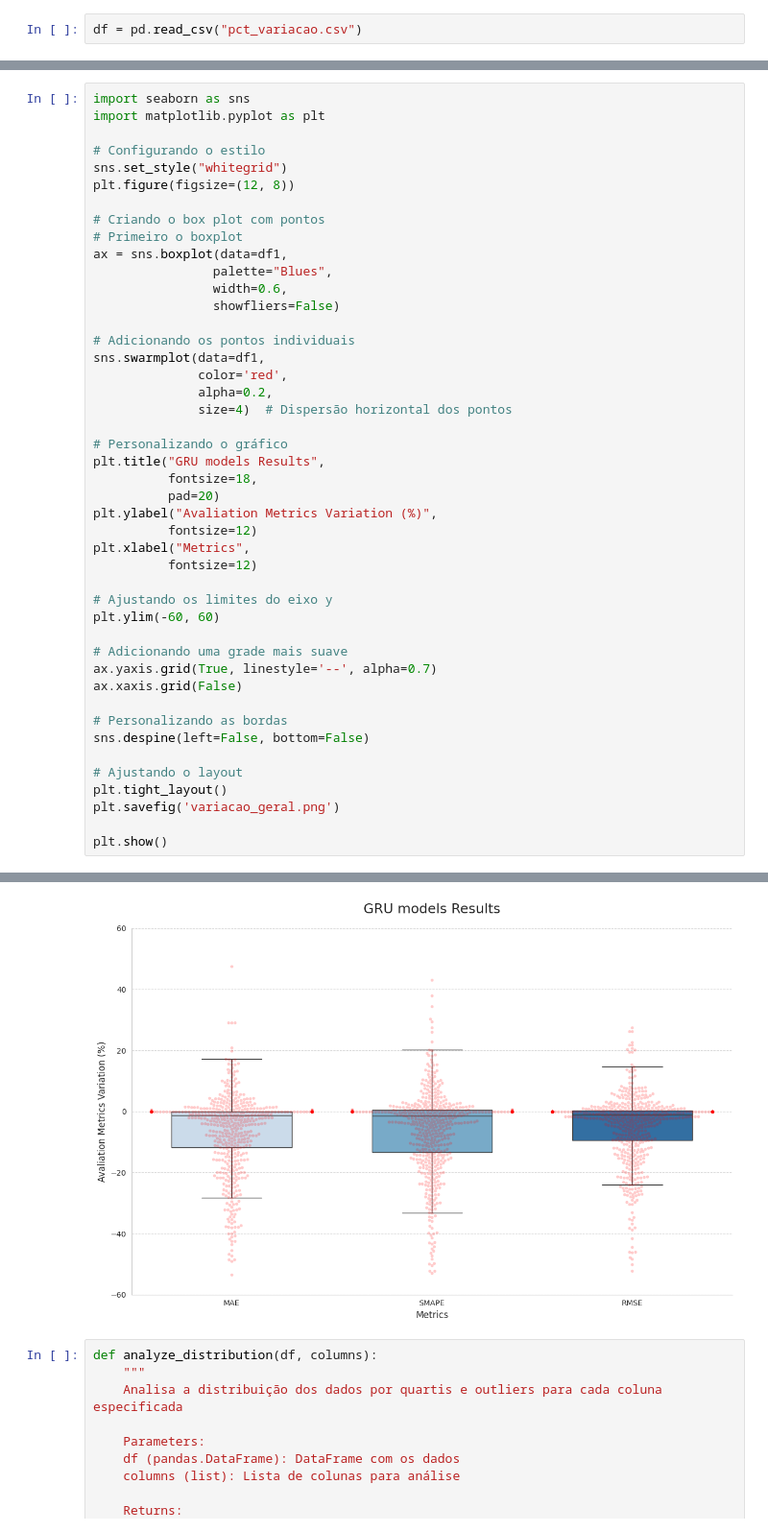
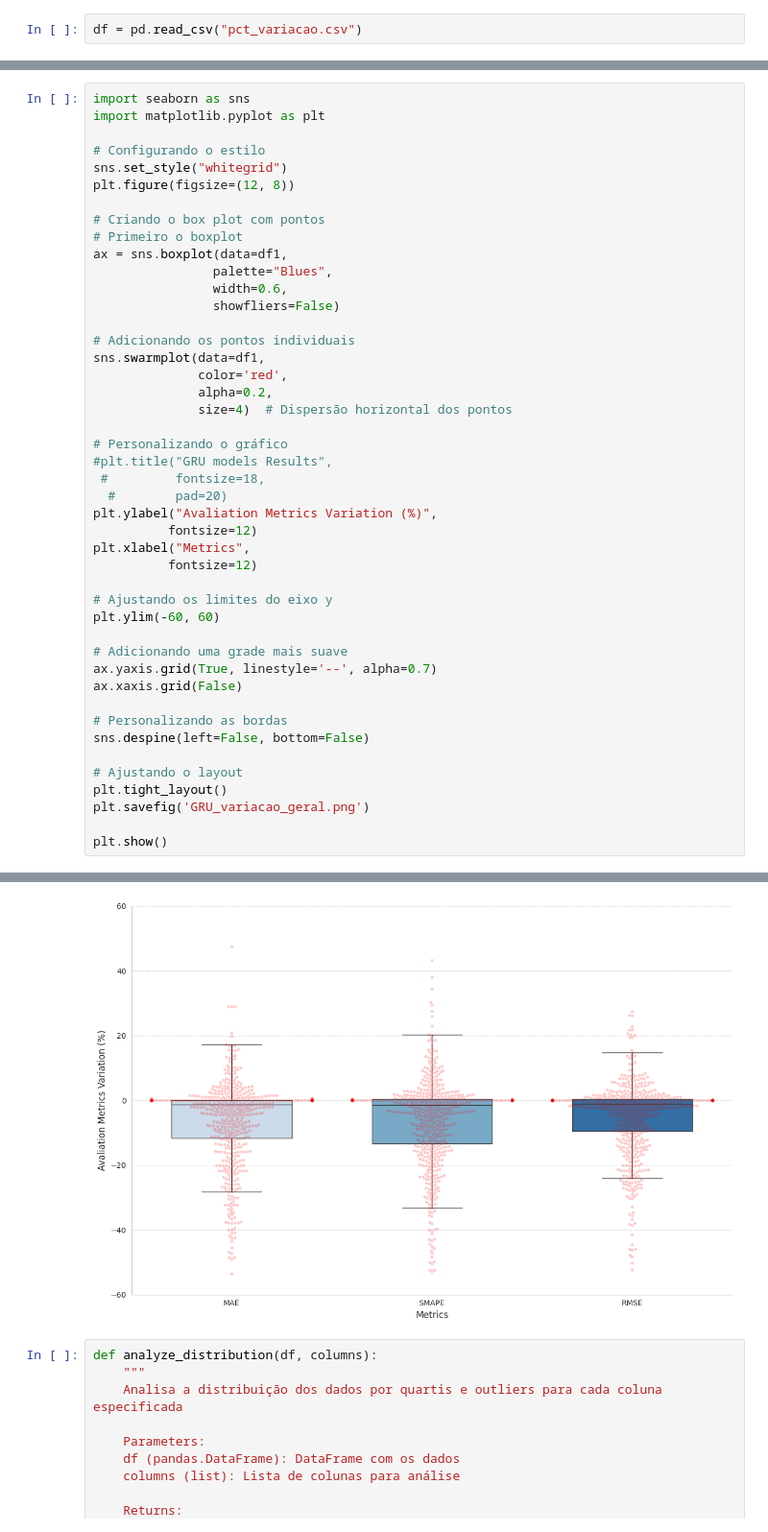
Before and after one commit to CarlosSenra/tcc-project, a Jupyter notebook: src_GRU/cleaning_resultmetrics.ipynb, the cells around one changed output, grey strips where cells are left out. Shown: that part at 96% size. Cells and saved outputs as stored; diff of their text form.

```diff
--- a/src_GRU/cleaning_resultmetrics.ipynb
+++ b/src_GRU/cleaning_resultmetrics.ipynb
@@ -220,9 +221,9 @@ sns.swarmplot(data=df1,
               size=4)  # Dispersão horizontal dos pontos
 
 # Personalizando o gráfico
-plt.title("GRU models Results",
-          fontsize=18,
-          pad=20)
+#plt.title("GRU models Results",
+ #         fontsize=18,
+  #        pad=20)
 plt.ylabel("Avaliation Metrics Variation (%)",
           fontsize=12)
 plt.xlabel("Metrics",
@@ -240,7 +241,7 @@ sns.despine(left=False, bottom=False)
 
 # Ajustando o layout
 plt.tight_layout()
-plt.savefig('variacao_geral.png')
+plt.savefig('GRU_variacao_geral.png')
 
 plt.show()
 # %% [output]
@@ -263,4 +264,4 @@ plt.show()
-[figure, old version]
+[figure, new version]
 # %%
 def analyze_distribution(df, columns):
     """
```
Also changed, not shown: parts of 12 cells of this notebook, 3 other files.
